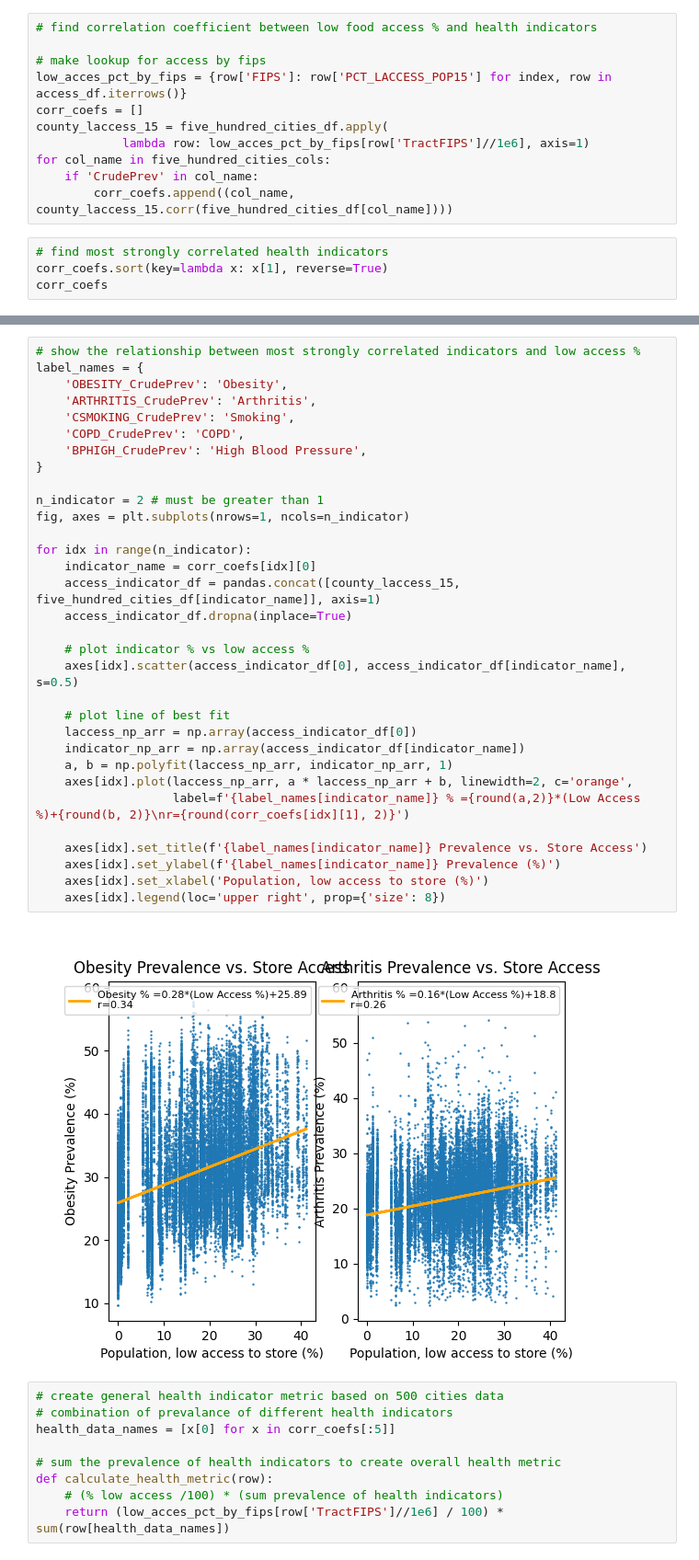
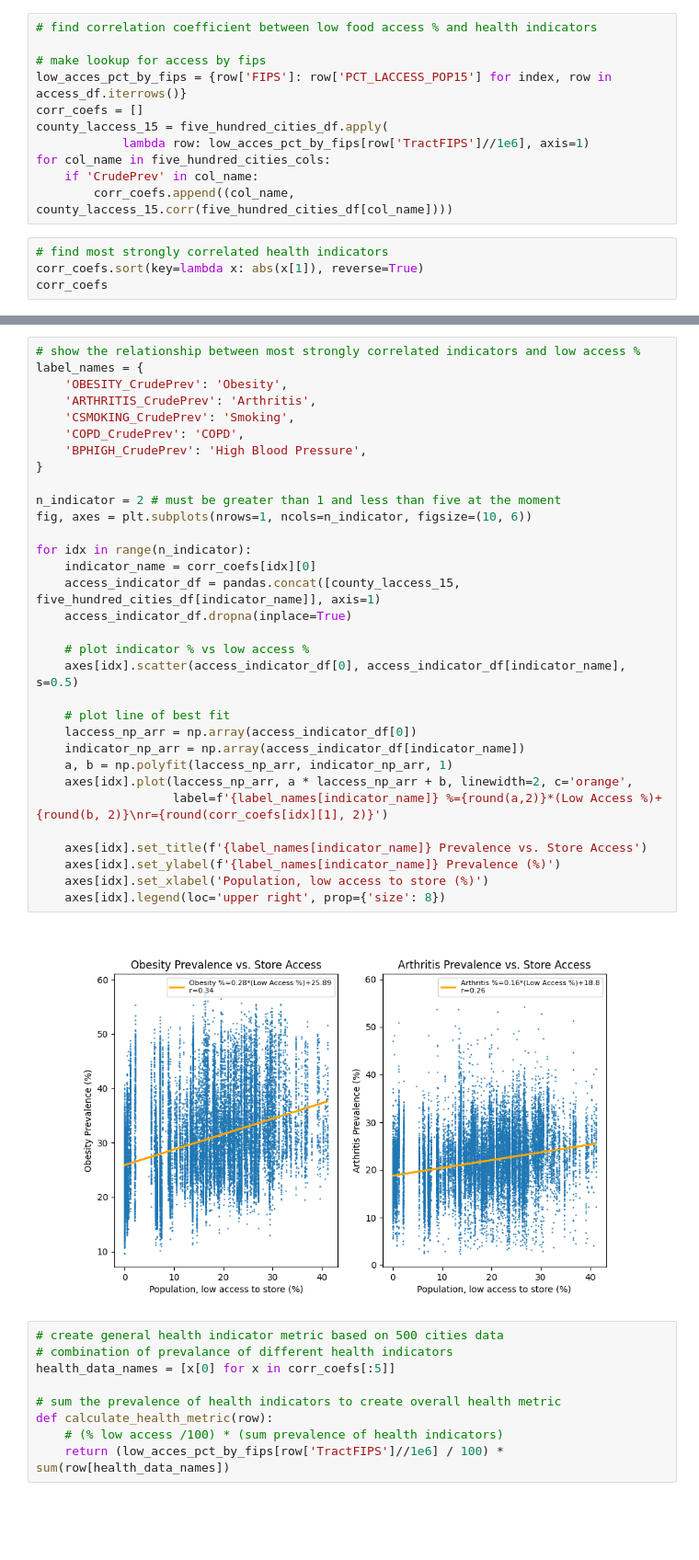
Before and after one commit to Jake-Duffy855/N1DataChallenge, a Jupyter notebook: duffy_data_challenge.ipynb, the cells around one changed output, grey strips where cells are left out. Shown at 92% size. Cells and saved outputs as stored; diff of their text form; blank space fills up the shorter version.

Commit message:
beautified plots

```diff
--- a/duffy_data_challenge.ipynb
+++ b/duffy_data_challenge.ipynb
@@ -69,7 +69,7 @@ for col_name in five_hundred_cities_cols:
         corr_coefs.append((col_name, county_laccess_15.corr(five_hundred_cities_df[col_name])))
 # %%
 # find most strongly correlated health indicators
-corr_coefs.sort(key=lambda x: x[1], reverse=True)
+corr_coefs.sort(key=lambda x: abs(x[1]), reverse=True)
 corr_coefs
 # %% [output]
 [('OBESITY_CrudePrev', 0.3376066103286179),
@@ -92,37 +92,37 @@ corr_coefs
 # %%
 # show the relationship between most strongly correlated indicators and low access %
 label_names = {
     'OBESITY_CrudePrev': 'Obesity',
     'ARTHRITIS_CrudePrev': 'Arthritis',
     'CSMOKING_CrudePrev': 'Smoking',
     'COPD_CrudePrev': 'COPD',
     'BPHIGH_CrudePrev': 'High Blood Pressure',
 }
 
-n_indicator = 2 # must be greater than 1
-fig, axes = plt.subplots(nrows=1, ncols=n_indicator)
+n_indicator = 2 # must be greater than 1 and less than five at the moment
+fig, axes = plt.subplots(nrows=1, ncols=n_indicator, figsize=(10, 6))
 
 for idx in range(n_indicator):
     indicator_name = corr_coefs[idx][0]
     access_indicator_df = pandas.concat([county_laccess_15, five_hundred_cities_df[indicator_name]], axis=1)
     access_indicator_df.dropna(inplace=True)
 
     # plot indicator % vs low access %
     axes[idx].scatter(access_indicator_df[0], access_indicator_df[indicator_name], s=0.5)
 
     # plot line of best fit
     laccess_np_arr = np.array(access_indicator_df[0])
     indicator_np_arr = np.array(access_indicator_df[indicator_name])
     a, b = np.polyfit(laccess_np_arr, indicator_np_arr, 1)
     axes[idx].plot(laccess_np_arr, a * laccess_np_arr + b, linewidth=2, c='orange',
-                   label=f'{label_names[indicator_name]} % ={round(a,2)}*(Low Access %)+{round(b, 2)}\nr={round(corr_coefs[idx][1], 2)}')
+                   label=f'{label_names[indicator_name]} %={round(a,2)}*(Low Access %)+{round(b, 2)}\nr={round(corr_coefs[idx][1], 2)}')
 
     axes[idx].set_title(f'{label_names[indicator_name]} Prevalence vs. Store Access')
     axes[idx].set_ylabel(f'{label_names[indicator_name]} Prevalence (%)')
     axes[idx].set_xlabel('Population, low access to store (%)')
     axes[idx].legend(loc='upper right', prop={'size': 8})
 # %% [output]
-[figure, old version]
+[figure, new version]
 # %%
 # create general health indicator metric based on 500 cities data
 # combination of prevalance of different health indicators
```
Also changed, not shown: parts of 5 cells of this notebook.
